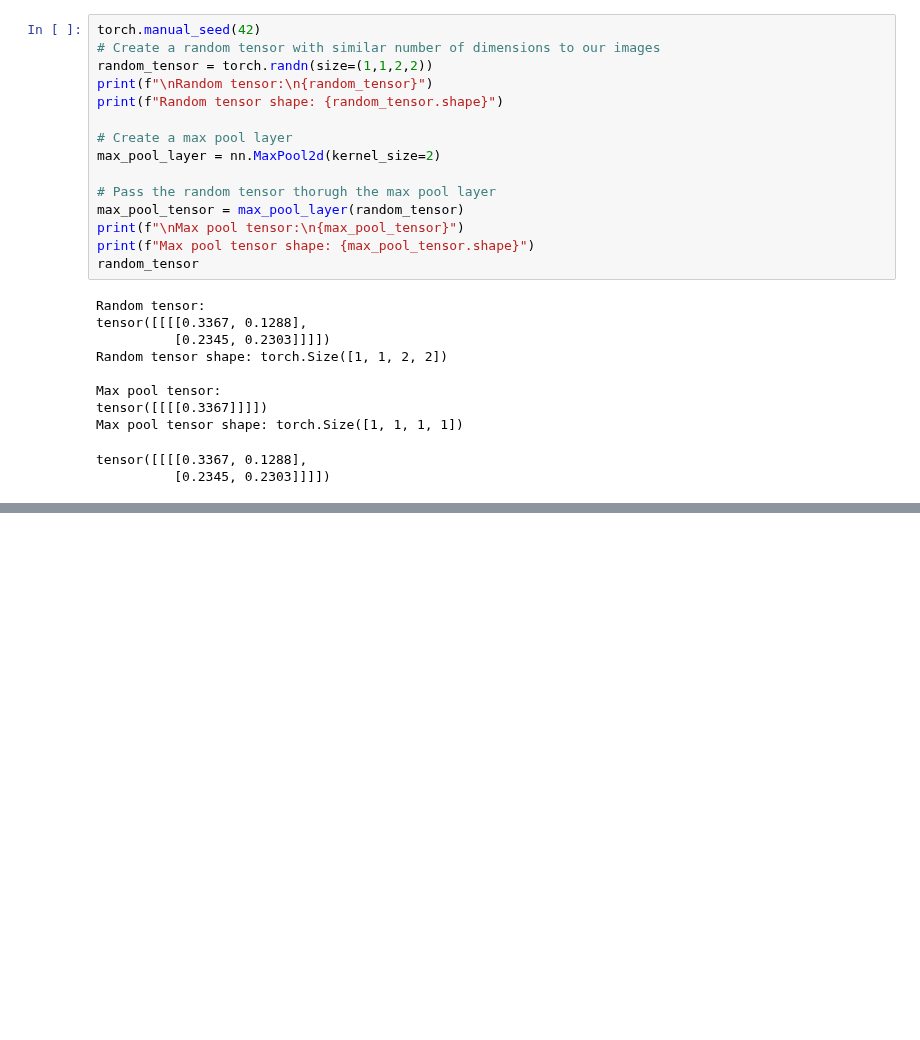
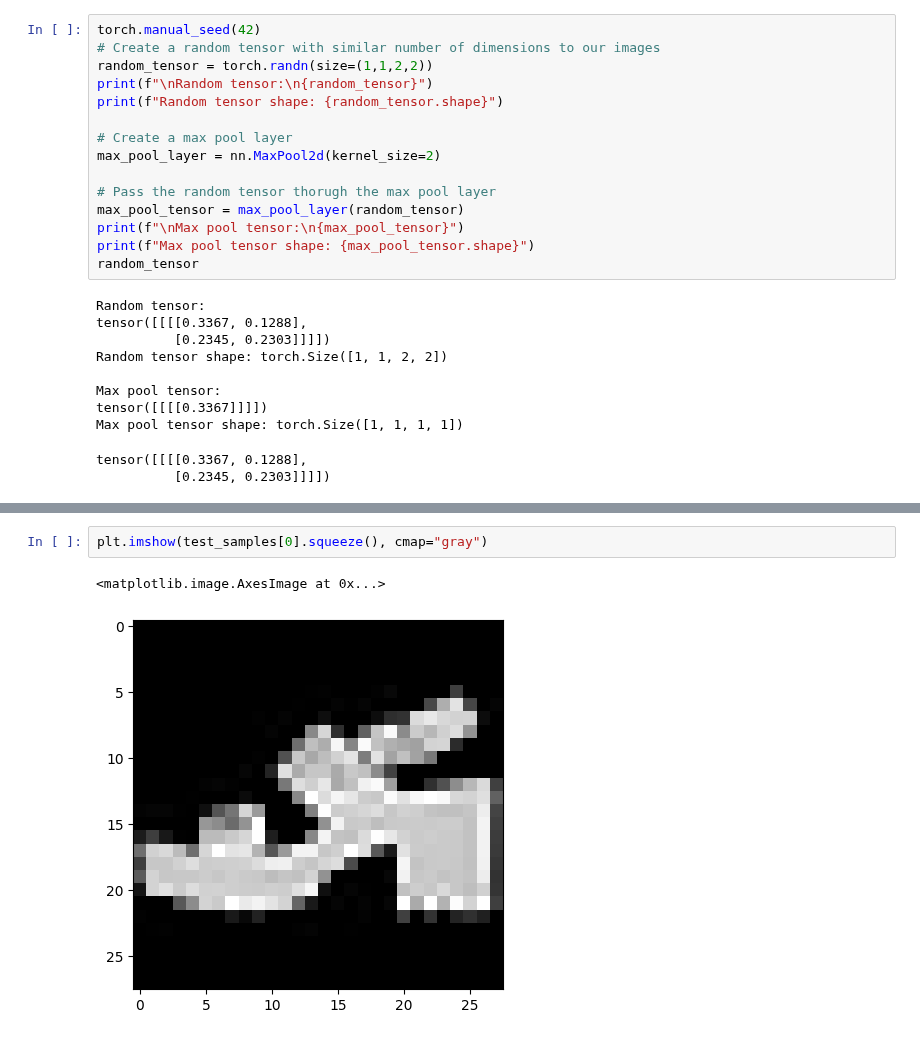
Before and after one commit to nabinyd/60-Days-of-learning, a Jupyter notebook: DLPT_04.ipynb, the cells around one changed output, grey strips where cells are left out. Drawn from its saved outputs; the diff is of its cells as text; blank space fills up the shorter version.

```diff
--- a/DLPT_04.ipynb
+++ b/DLPT_04.ipynb
@@ -1015,0 +1215,5 @@ tensor([[[[0.3367, 0.1288],
+# %%
+plt.imshow(test_samples[0].squeeze(), cmap="gray")
+# %% [output]
+<matplotlib.image.AxesImage at 0x...>
+[figure, added]
```
Also changed, not shown: parts of 26 cells of this notebook.
